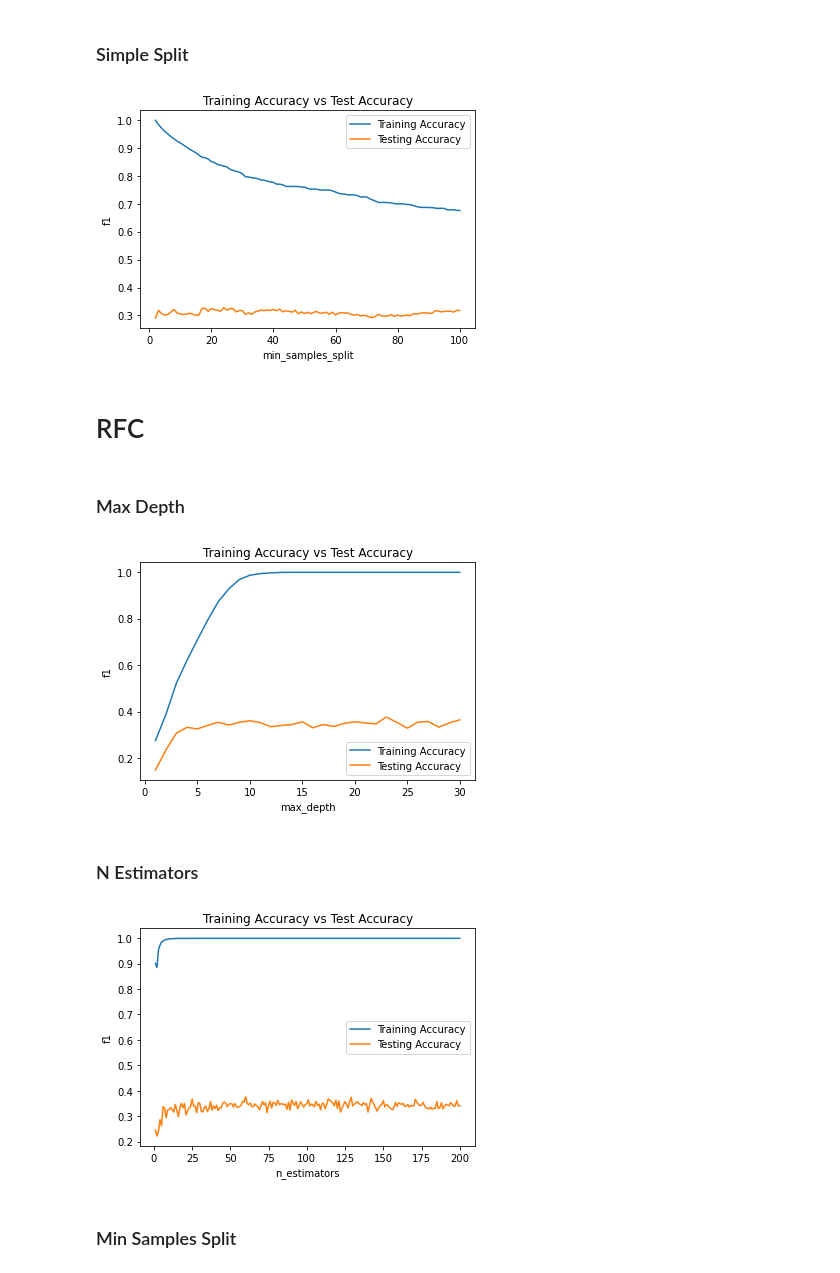
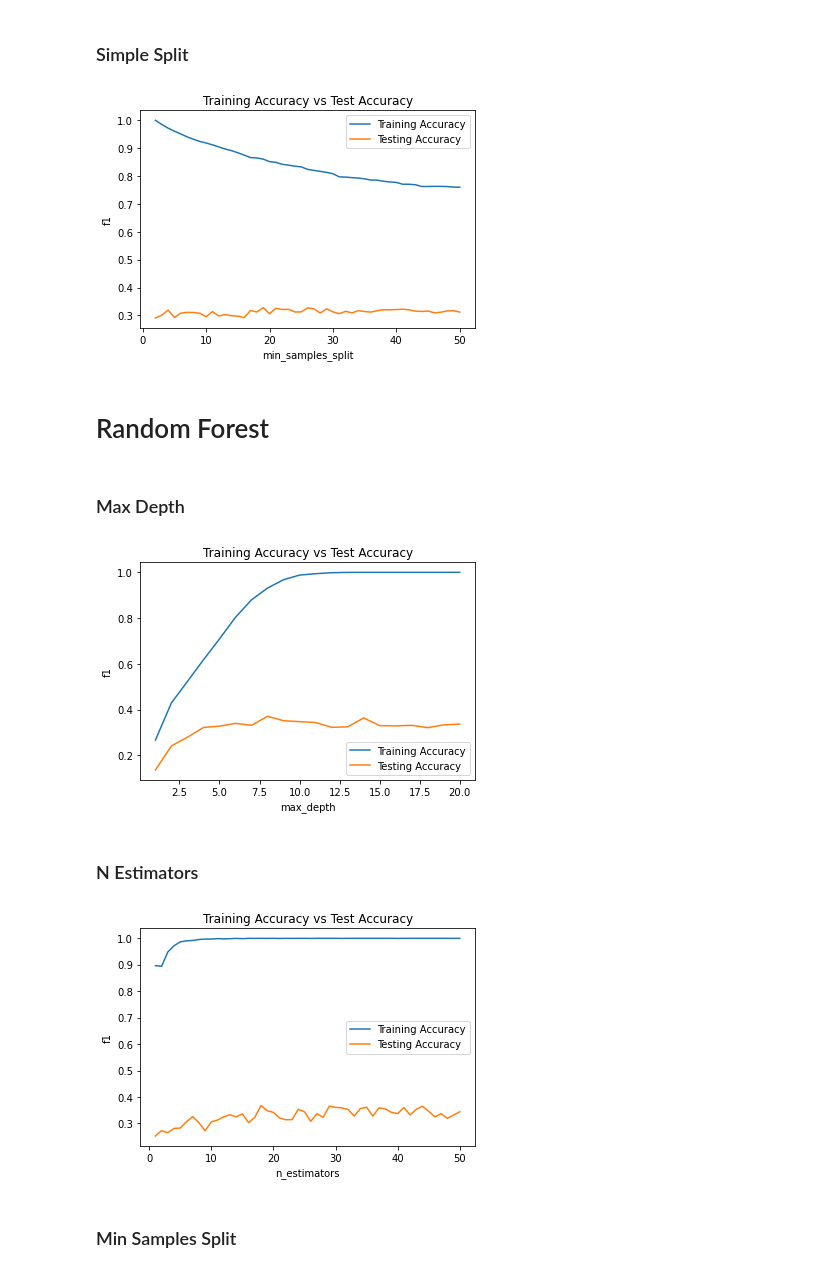
Before and after one commit to kdkangg/Datamining, a Jupyter notebook: Algorithm Plot.ipynb, the cells around one changed output. Cells and saved outputs as stored; diff of their text form; code cells hidden in the pictures.

```diff
--- a/Algorithm Plot.ipynb
+++ b/Algorithm Plot.ipynb
@@ -52,11 +48,0 @@ plt.show()
-# %%
-knn_leaf_training_accuracy  = []
-knn_leaf_test_accuracy = []
-
-l_params = [5*i for i in range(1,11)]
-
-for i in range(len(l_params)):
-    knn = KNeighborsClassifier(leaf_size = l_params[i])
-    knn.fit(X_train, y_train)
-    knn_leaf_training_accuracy.append(f1_score(y_train, knn.predict(X_train),average='weighted'))
-    knn_leaf_test_accuracy.append(f1_score(y_test, knn.predict(X_test),average='weighted'))
@@ -123,68 +98,68 @@ plt.show()
 dtc_split_training_accuracy  = []
 dtc_split_test_accuracy = []
 
-for i in range(2, 1001):
+for i in range(2, 51):
     dtc = DecisionTreeClassifier(min_samples_split = i)
     dtc.fit(X_train, y_train)
     dtc_split_training_accuracy.append(f1_score(y_train, dtc.predict(X_train),average='weighted'))
     dtc_split_test_accuracy.append(f1_score(y_test, dtc.predict(X_test),average='weighted'))
 # %%
 plt.figure()
-plt.plot(range(2, 1001), dtc_split_training_accuracy, label='Training Accuracy')
-plt.plot(range(2, 1001), dtc_split_test_accuracy, label='Testing Accuracy')
+plt.plot(range(2, 51), dtc_split_training_accuracy, label='Training Accuracy')
+plt.plot(range(2, 51), dtc_split_test_accuracy, label='Testing Accuracy')
 plt.title('Training Accuracy vs Test Accuracy')
 plt.xlabel('min_samples_split')
 plt.ylabel('f1')
 plt.legend(loc='best')
 plt.show()
 # %% [output]
-[figure, old version]
+[figure, new version]
 # %% [markdown]
-# RFC
+# Random Forest
 # %% [markdown]
 ### Max Depth
 # %%
 rfc_depth_training_accuracy  = []
 rfc_depth_test_accuracy = []
 
-for i in range(1, 31):
+for i in range(1, 21):
     rfc = RandomForestClassifier(max_depth = i)
     rfc.fit(X_train, y_train)
     rfc_depth_training_accuracy.append(f1_score(y_train, rfc.predict(X_train),average='weighted'))
     rfc_depth_test_accuracy.append(f1_score(y_test, rfc.predict(X_test),average='weighted'))
 # %%
 plt.figure()
-plt.plot(range(1, 31), rfc_depth_training_accuracy, label='Training Accuracy')
-plt.plot(range(1, 31), rfc_depth_test_accuracy, label='Testing Accuracy')
+plt.plot(range(1, 21), rfc_depth_training_accuracy, label='Training Accuracy')
+plt.plot(range(1, 21), rfc_depth_test_accuracy, label='Testing Accuracy')
 plt.title('Training Accuracy vs Test Accuracy')
 plt.xlabel('max_depth')
 plt.ylabel('f1')
 plt.legend(loc='best')
 plt.show()
 # %% [output]
-[figure, old version]
+[figure, new version]
 # %% [markdown]
 ### N Estimators
 # %%
 rfc_n_training_accuracy  = []
 rfc_n_test_accuracy = []
 
-for i in range(1, 201):
+for i in range(1, 51):
     rfc = RandomForestClassifier(n_estimators = i)
     rfc.fit(X_train, y_train)
     rfc_n_training_accuracy.append(f1_score(y_train, rfc.predict(X_train),average='weighted'))
     rfc_n_test_accuracy.append(f1_score(y_test, rfc.predict(X_test),average='weighted'))
 # %%
 plt.figure()
-plt.plot(range(1, 201), rfc_n_training_accuracy, label='Training Accuracy')
-plt.plot(range(1, 201), rfc_n_test_accuracy, label='Testing Accuracy')
+plt.plot(range(1, 51), rfc_n_training_accuracy, label='Training Accuracy')
+plt.plot(range(1, 51), rfc_n_test_accuracy, label='Testing Accuracy')
 plt.title('Training Accuracy vs Test Accuracy')
 plt.xlabel('n_estimators')
 plt.ylabel('f1')
 plt.legend(loc='best')
 plt.show()
 # %% [output]
-[figure, old version]
+[figure, new version]
 # %% [markdown]
 ### Min Samples Split
 # %%
```
Also changed, not shown: parts of 16 cells of this notebook, 9 other files.
